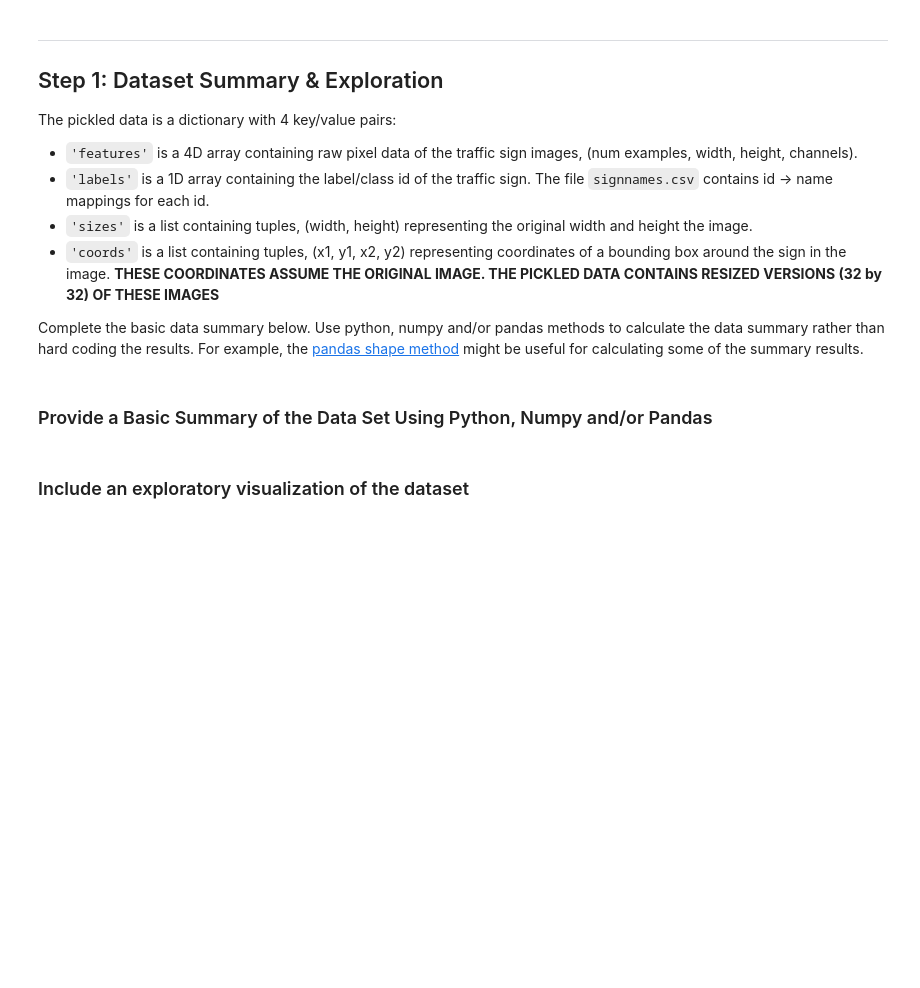
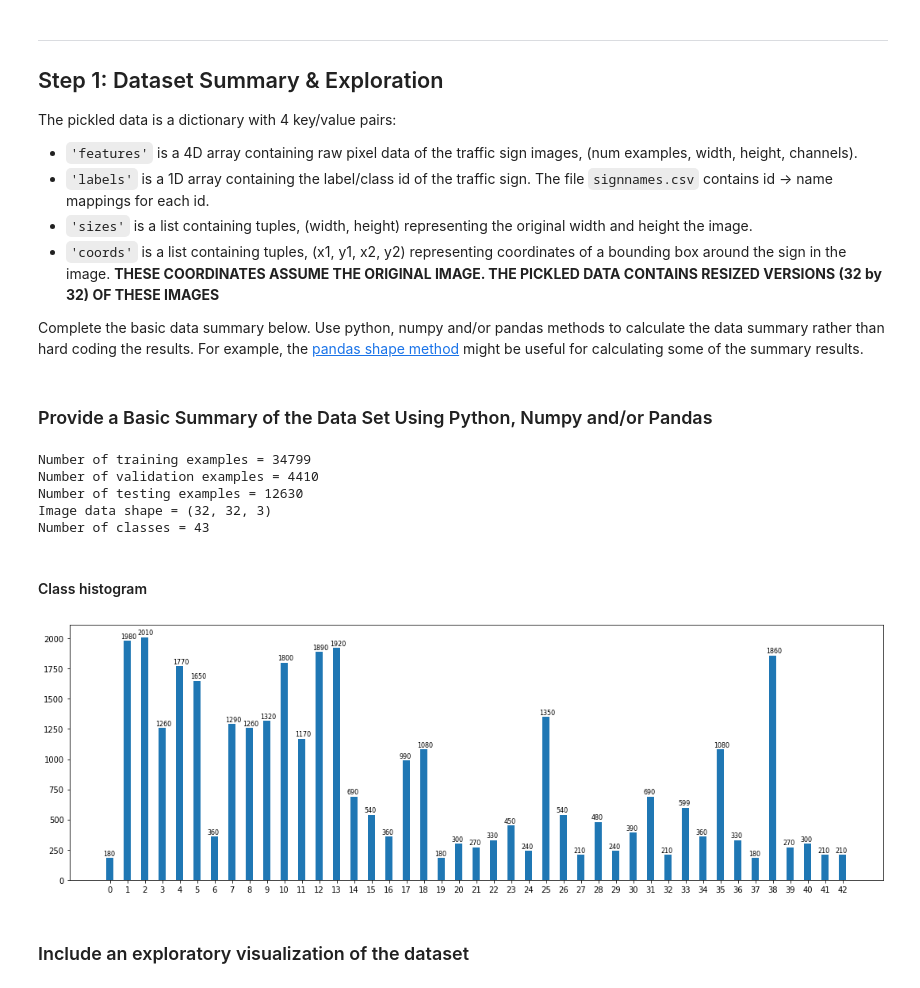
Before and after one commit to huiba/CarND-Traffic-Sign-Classifier-Project, a Jupyter notebook: Traffic_Sign_Classifier.ipynb, the cells around one changed output. Saved outputs shown, nothing was run; the diff lists cells and outputs as text; code cells hidden in the pictures; blank space fills up the shorter version.

Commit message:
training works

```diff
--- a/Traffic_Sign_Classifier.ipynb
+++ b/Traffic_Sign_Classifier.ipynb
@@ -25,12 +45,11 @@ The [rubric](https://review.udacity.com/#!/rubrics/481/view) contains "Stand Out
 # Load pickled data
 import pickle
 
-
 # TODO: Fill this in based on where you saved the training and testing data
 
-training_file = ?
-validation_file=?
-testing_file = ?
+training_file = 'data/train.p'
+validation_file = 'data/valid.p'
+testing_file = 'data/test.p'
 
 with open(training_file, mode='rb') as f:
     train = pickle.load(f)
@@ -60,26 +79,54 @@ Complete the basic data summary below. Use python, numpy and/or pandas methods t
 # %%
 ### Replace each question mark with the appropriate value.
 ### Use python, pandas or numpy methods rather than hard coding the results
+import numpy as np
 
 # TODO: Number of training examples
-n_train = ?
+n_train = X_train.shape[0]
 
 # TODO: Number of validation examples
-n_validation = ?
+n_validation = X_valid.shape[0]
 
 # TODO: Number of testing examples.
-n_test = ?
+n_test = X_test.shape[0]
 
 # TODO: What's the shape of an traffic sign image?
-image_shape = ?
+image_shape = X_train.shape[1:]
 
 # TODO: How many unique classes/labels there are in the dataset.
-n_classes = ?
+classes, counts = np.unique(y_train, return_counts=True)
+n_classes = classes.shape[0]
 
 print("Number of training examples =", n_train)
+print("Number of validation examples =", n_validation)
 print("Number of testing examples =", n_test)
 print("Image data shape =", image_shape)
 print("Number of classes =", n_classes)
+#plt.hist(y_train, density=True)
+# %% [output]
+Number of training examples = 34799
+Number of validation examples = 4410
+Number of testing examples = 12630
+Image data shape = (32, 32, 3)
+Number of classes = 43
+# %% [markdown]
+#### Class histogram
+# %%
+import matplotlib.pyplot as plt
+from mpl_toolkits.axes_grid1 import ImageGrid
+%matplotlib inline
+fig, ax = plt.subplots(figsize = (15,5))
+ax.bar(classes, counts, width=0.4)
+#Now the trick is here.
+#plt.text() , you need to give (x,y) location , where you want to put the numbers,
+#So here index will give you x pos and data+1 will provide a little gap in y axis.
+ax.set_xticks(classes)
+for index, data in enumerate(counts):
+    plt.text(x=index - 0.4 , y =data+20 , s=f"{data}" , fontdict=dict(fontsize=8))
+plt.tight_layout()
+plt.show()
+# %% [output]
+[figure, added]
 # %% [markdown]
 ### Include an exploratory visualization of the dataset
 # %% [markdown]
```
Also changed, not shown: parts of 16 cells of this notebook.
